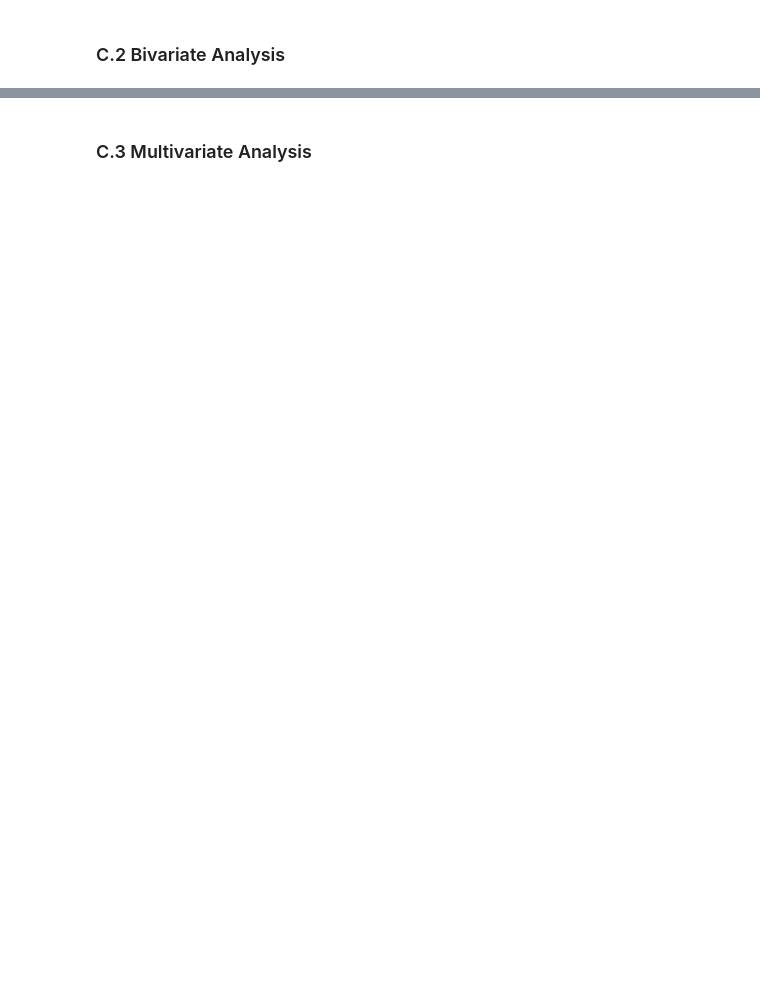
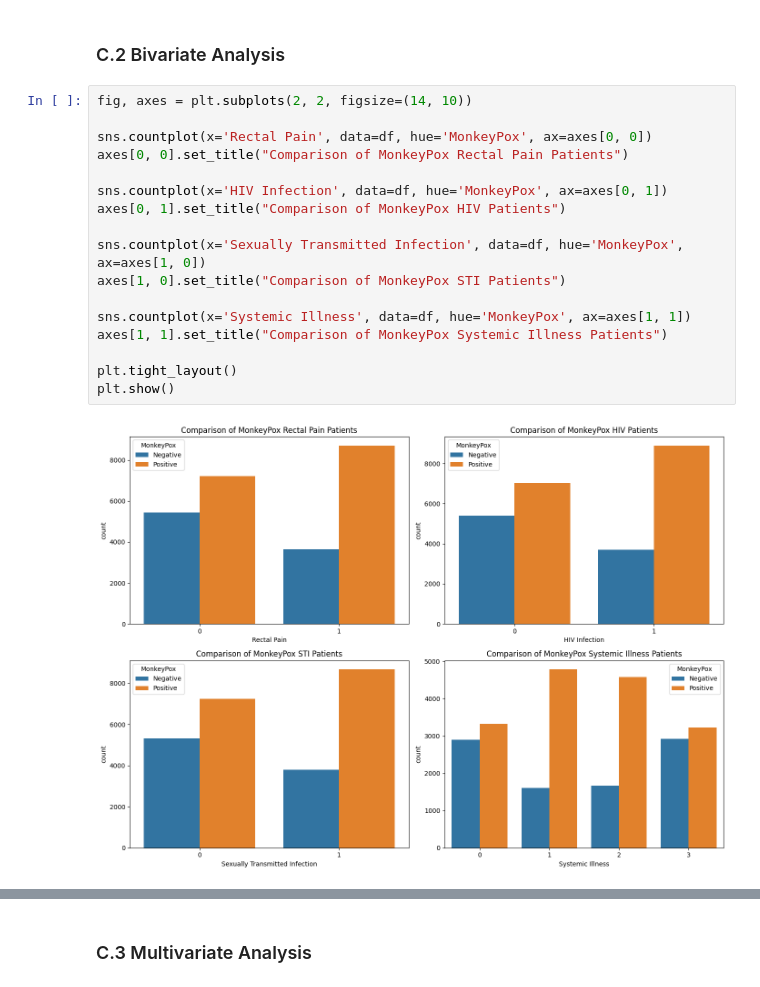
Before and after one commit to HablSank/1Day-1Dataset_MachineLearningProject, a Jupyter notebook: Day-4/Decision Tree Classification (MonkeyPox)/monkeypox.ipynb, the cells around one changed output, grey strips where cells are left out. Cells and saved outputs as stored; diff of their text form; blank space fills up the shorter version.

```diff
--- a/Day-4/Decision Tree Classification (MonkeyPox)/monkeypox.ipynb
+++ b/Day-4/Decision Tree Classification (MonkeyPox)/monkeypox.ipynb
@@ -225,2 +233,21 @@ df.head()
 # %% [markdown]
 ### C.2 Bivariate Analysis
+# %%
+fig, axes = plt.subplots(2, 2, figsize=(14, 10))
+
+sns.countplot(x='Rectal Pain', data=df, hue='MonkeyPox', ax=axes[0, 0])
+axes[0, 0].set_title("Comparison of MonkeyPox Rectal Pain Patients")
+
+sns.countplot(x='HIV Infection', data=df, hue='MonkeyPox', ax=axes[0, 1])
+axes[0, 1].set_title("Comparison of MonkeyPox HIV Patients")
+
+sns.countplot(x='Sexually Transmitted Infection', data=df, hue='MonkeyPox', ax=axes[1, 0])
+axes[1, 0].set_title("Comparison of MonkeyPox STI Patients")
+
+sns.countplot(x='Systemic Illness', data=df, hue='MonkeyPox', ax=axes[1, 1])
+axes[1, 1].set_title("Comparison of MonkeyPox Systemic Illness Patients")
+
+plt.tight_layout()
+plt.show()
+# %% [output]
+[figure, added]
```
Also changed, not shown: parts of 36 cells of this notebook.
